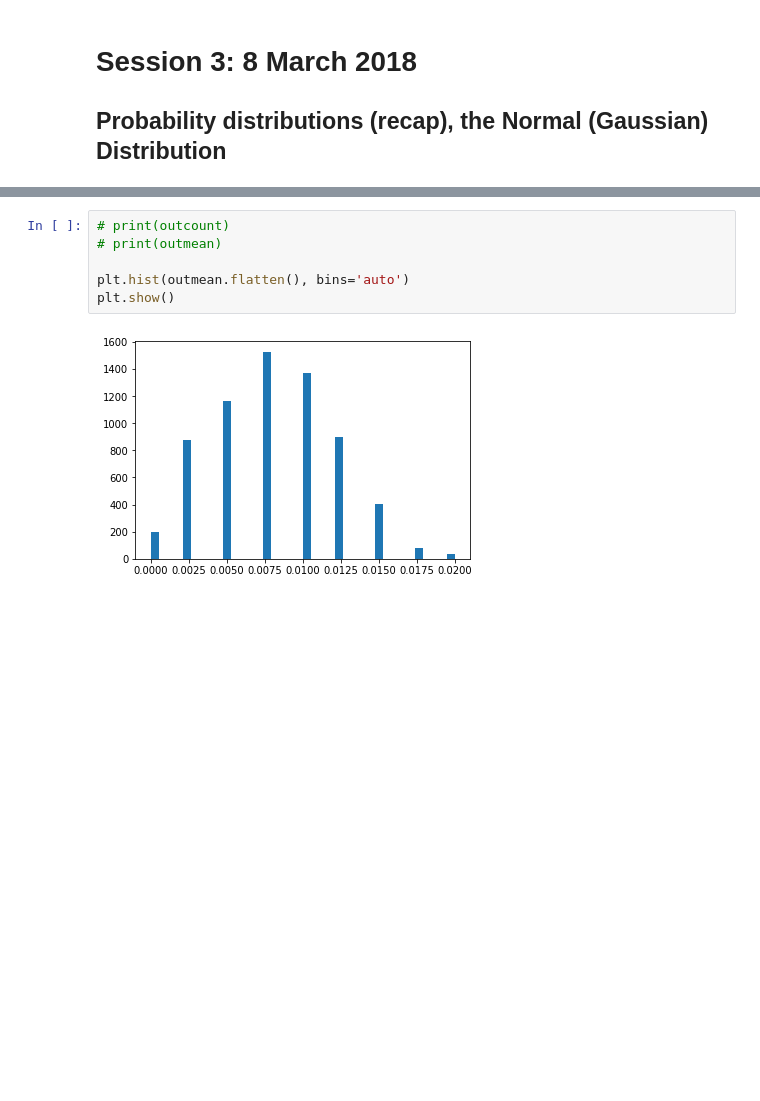
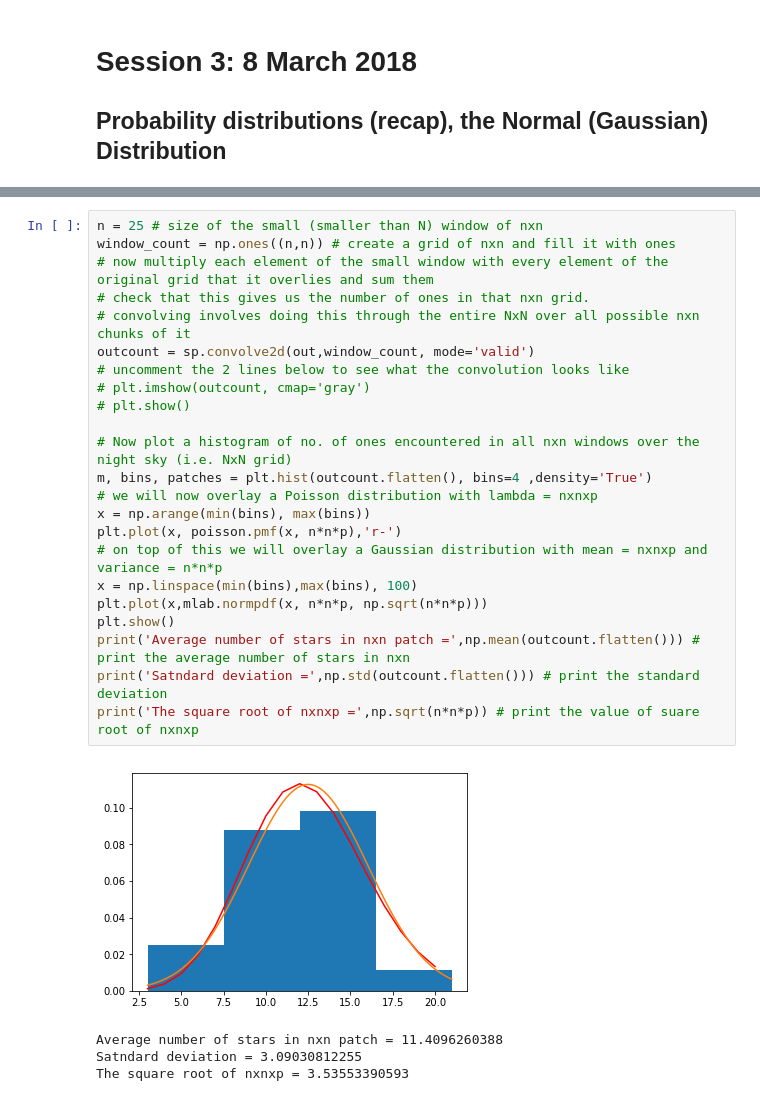
Before and after one commit to AbstractGeek/rusmalai-math-workshop, a Jupyter notebook: material/Day3/Day3.ipynb, the cells around one changed output, grey strips where cells are left out. Saved outputs shown, nothing was run; the diff lists cells and outputs as text; blank space fills up the shorter version.

```diff
--- a/material/Day3/Day3.ipynb
+++ b/material/Day3/Day3.ipynb
@@ -32,8 +90,28 @@ SyntaxError: invalid syntax (<ipython-input-104-f857c586a29f>, line 8)
-# %%
-# print(outcount)
-# print(outmean)
-
-plt.hist(outmean.flatten(), bins='auto')
-plt.show()
-# %% [output]
-[figure, removed]
+# %%
+n = 25 # size of the small (smaller than N) window of nxn
+window_count = np.ones((n,n)) # create a grid of nxn and fill it with ones
+# now multiply each element of the small window with every element of the original grid that it overlies and sum them
+# check that this gives us the number of ones in that nxn grid.
+# convolving involves doing this through the entire NxN over all possible nxn chunks of it
+outcount = sp.convolve2d(out,window_count, mode='valid')
+# uncomment the 2 lines below to see what the convolution looks like
+# plt.imshow(outcount, cmap='gray')
+# plt.show()
+
+# Now plot a histogram of no. of ones encountered in all nxn windows over the night sky (i.e. NxN grid)
+m, bins, patches = plt.hist(outcount.flatten(), bins=4 ,density='True')
+# we will now overlay a Poisson distribution with lambda = nxnxp
+x = np.arange(min(bins), max(bins))
+plt.plot(x, poisson.pmf(x, n*n*p),'r-')
+# on top of this we will overlay a Gaussian distribution with mean = nxnxp and variance = n*n*p
+x = np.linspace(min(bins),max(bins), 100)
+plt.plot(x,mlab.normpdf(x, n*n*p, np.sqrt(n*n*p)))
+plt.show()
+print('Average number of stars in nxn patch =',np.mean(outcount.flatten())) # print the average number of stars in nxn
+print('Satndard deviation =',np.std(outcount.flatten())) # print the standard deviation
+print('The square root of nxnxp =',np.sqrt(n*n*p)) # print the value of suare root of nxnxp
+# %% [output]
+[figure, added]
+Average number of stars in nxn patch = 11.4096260388
+Satndard deviation = 3.09030812255
+The square root of nxnxp = 3.53553390593
```
Also changed, not shown: parts of 12 cells of this notebook.
